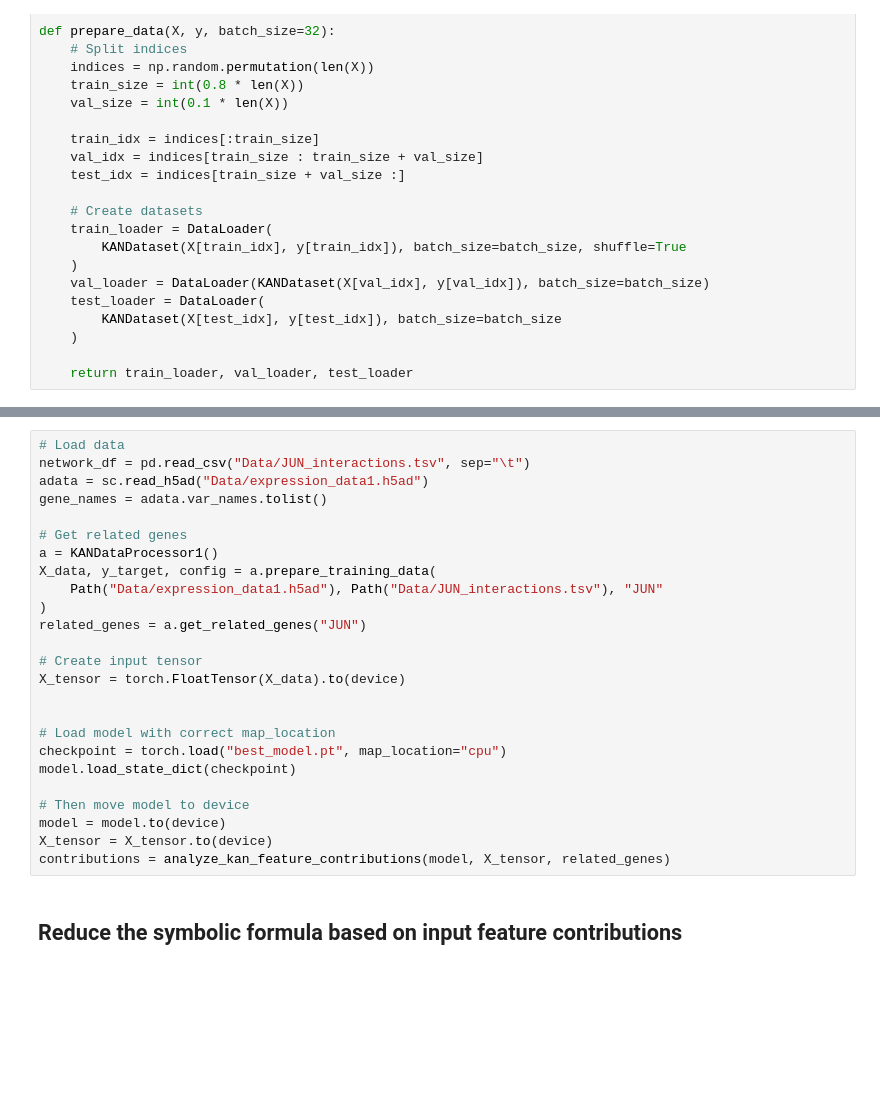
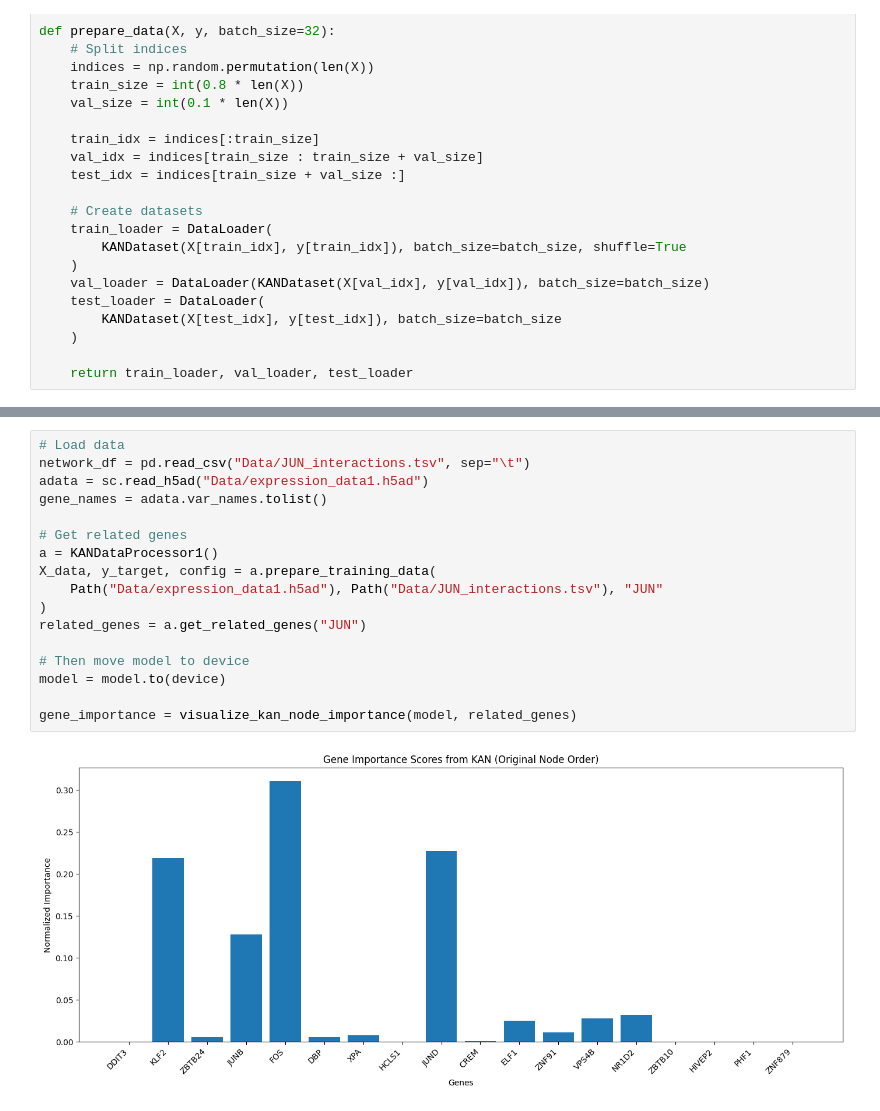
Before and after one commit to poshraj24/KAN-BioInformatics, a Jupyter notebook: experiment.ipynb, the cells around one changed output, grey strips where cells are left out. Saved outputs shown, nothing was run; the diff lists cells and outputs as text; blank space fills up the shorter version.

Commit message:
feature importance fixes

```diff
--- a/experiment.ipynb
+++ b/experiment.ipynb
@@ -426,27 +501,19 @@ def analyze_kan_feature_contributions(model, X_tensor, feature_names):
 # %%
 # Load data
 network_df = pd.read_csv("Data/JUN_interactions.tsv", sep="\t")
 adata = sc.read_h5ad("Data/expression_data1.h5ad")
 gene_names = adata.var_names.tolist()
 
 # Get related genes
 a = KANDataProcessor1()
 X_data, y_target, config = a.prepare_training_data(
     Path("Data/expression_data1.h5ad"), Path("Data/JUN_interactions.tsv"), "JUN"
 )
 related_genes = a.get_related_genes("JUN")
 
-# Create input tensor
-X_tensor = torch.FloatTensor(X_data).to(device)
-
-
-# Load model with correct map_location
-checkpoint = torch.load("best_model.pt", map_location="cpu")
-model.load_state_dict(checkpoint)
-
 # Then move model to device
 model = model.to(device)
-X_tensor = X_tensor.to(device)
-contributions = analyze_kan_feature_contributions(model, X_tensor, related_genes)
+
+gene_importance = visualize_kan_node_importance(model, related_genes)
+# %% [output]
+[figure, added]
-# %% [markdown]
-## Reduce the symbolic formula based on input feature contributions
```
Also changed, not shown: parts of 27 cells of this notebook, 24 other files.
